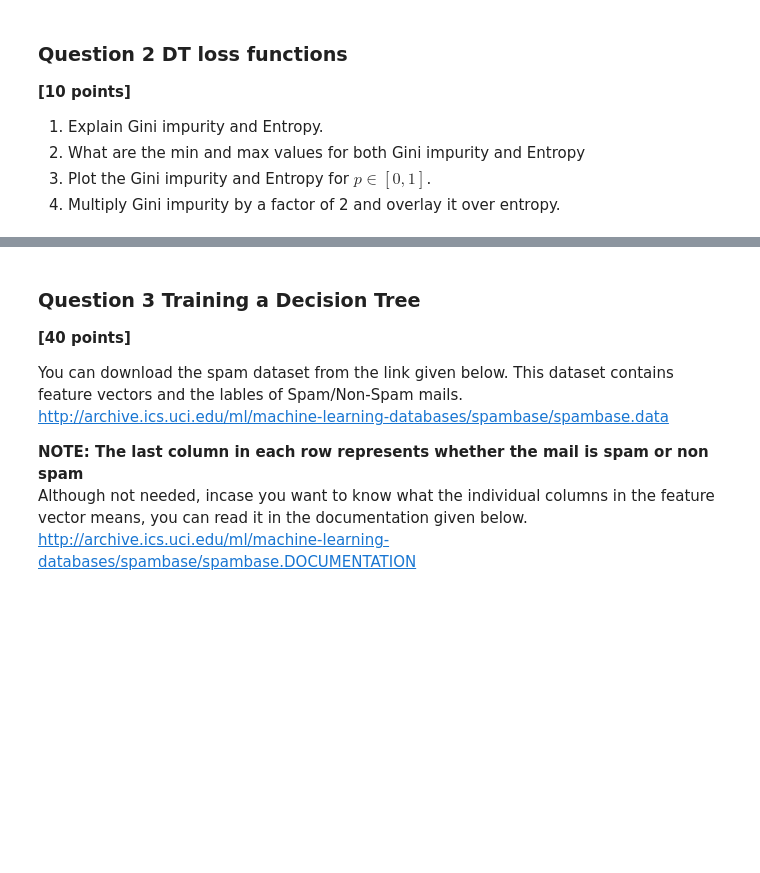
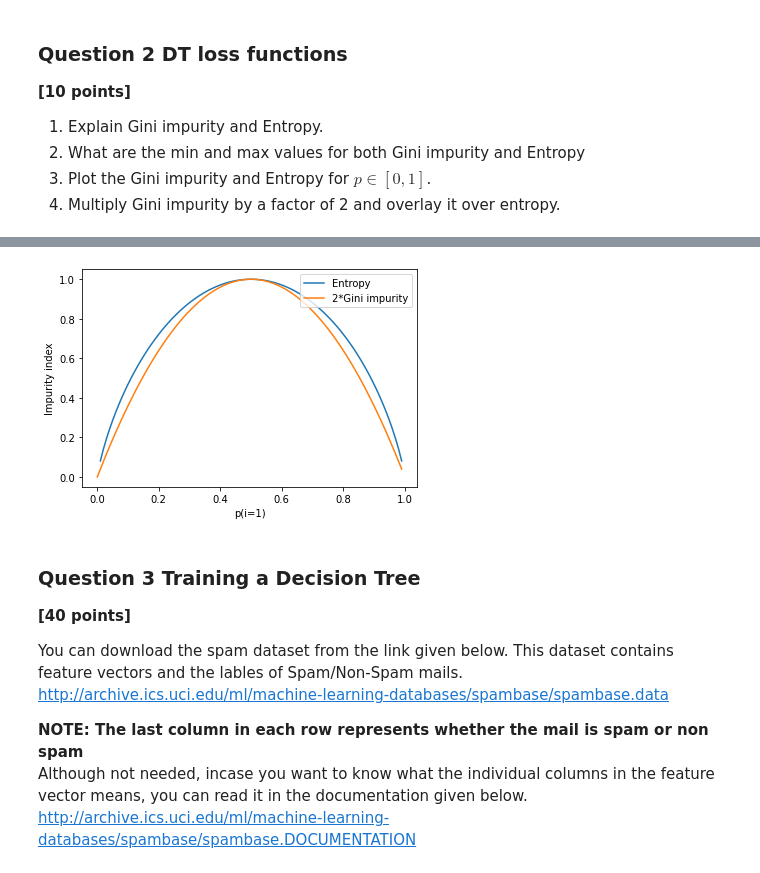
Before and after one commit to mkrishnapraneet/SMAI, a Jupyter notebook: assi3/Assignment 3.ipynb, the cells around one changed output, grey strips where cells are left out. Cells and saved outputs as stored; diff of their text form; code cells hidden in the pictures; blank space fills up the shorter version.

```diff
--- a/assi3/Assignment 3.ipynb
+++ b/assi3/Assignment 3.ipynb
@@ -43,3 +122,16 @@ not need to show any calculations.
+# %%
+# 2* gini with entropy
+
+gini_imp_2 = 2 * np.array(gini_imp)
+plt.plot(x, ent, label='Entropy')
+plt.plot(x, gini_imp_2, label='2*Gini impurity')
+
+plt.xlabel('p(i=1)')
+plt.ylabel('Impurity index')
+plt.legend(loc='upper right')
+plt.show()
+# %% [output]
+[figure, added]
 # %% [markdown]
 ### Question 3 Training a Decision Tree
 **[40 points]**
```
Also changed, not shown: parts of 9 cells of this notebook, 2 other files.
